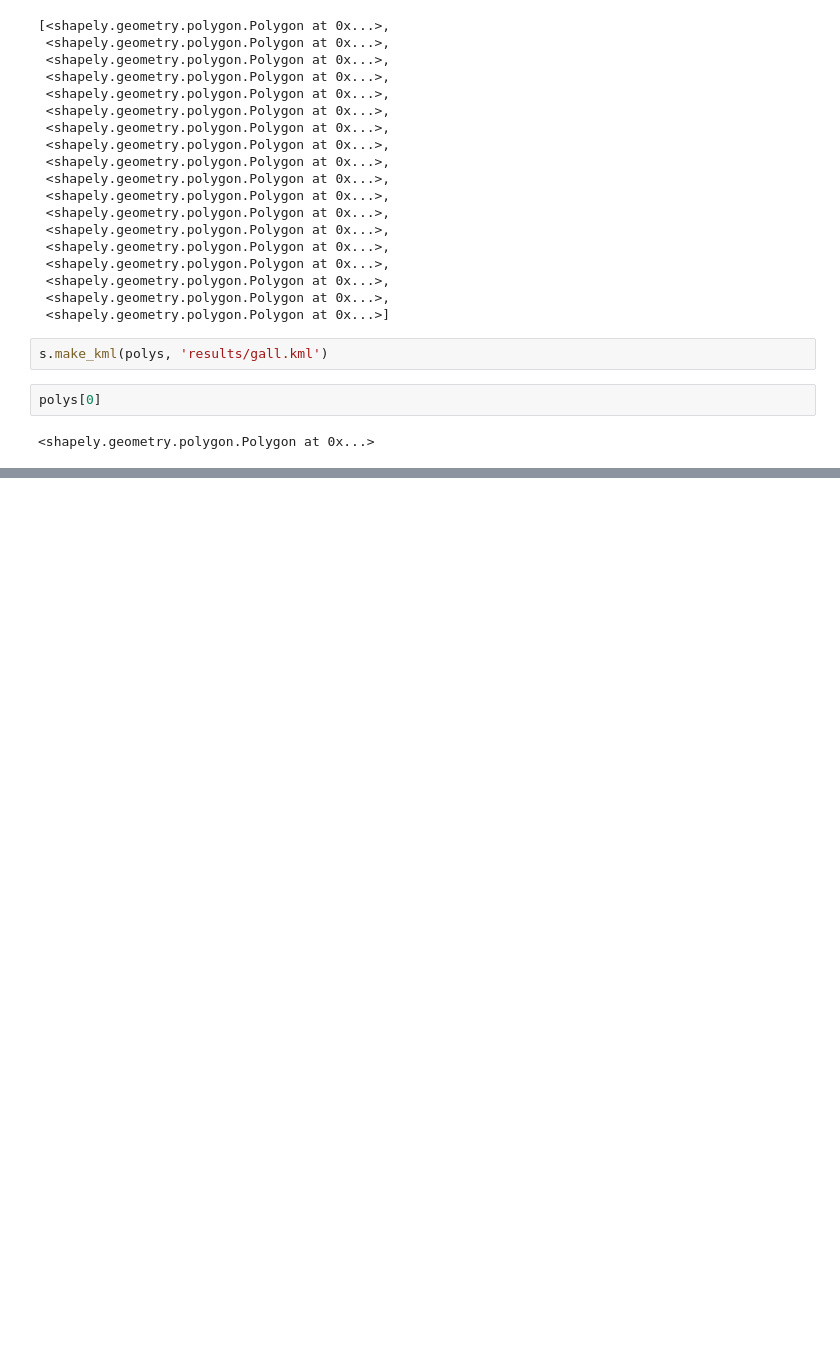
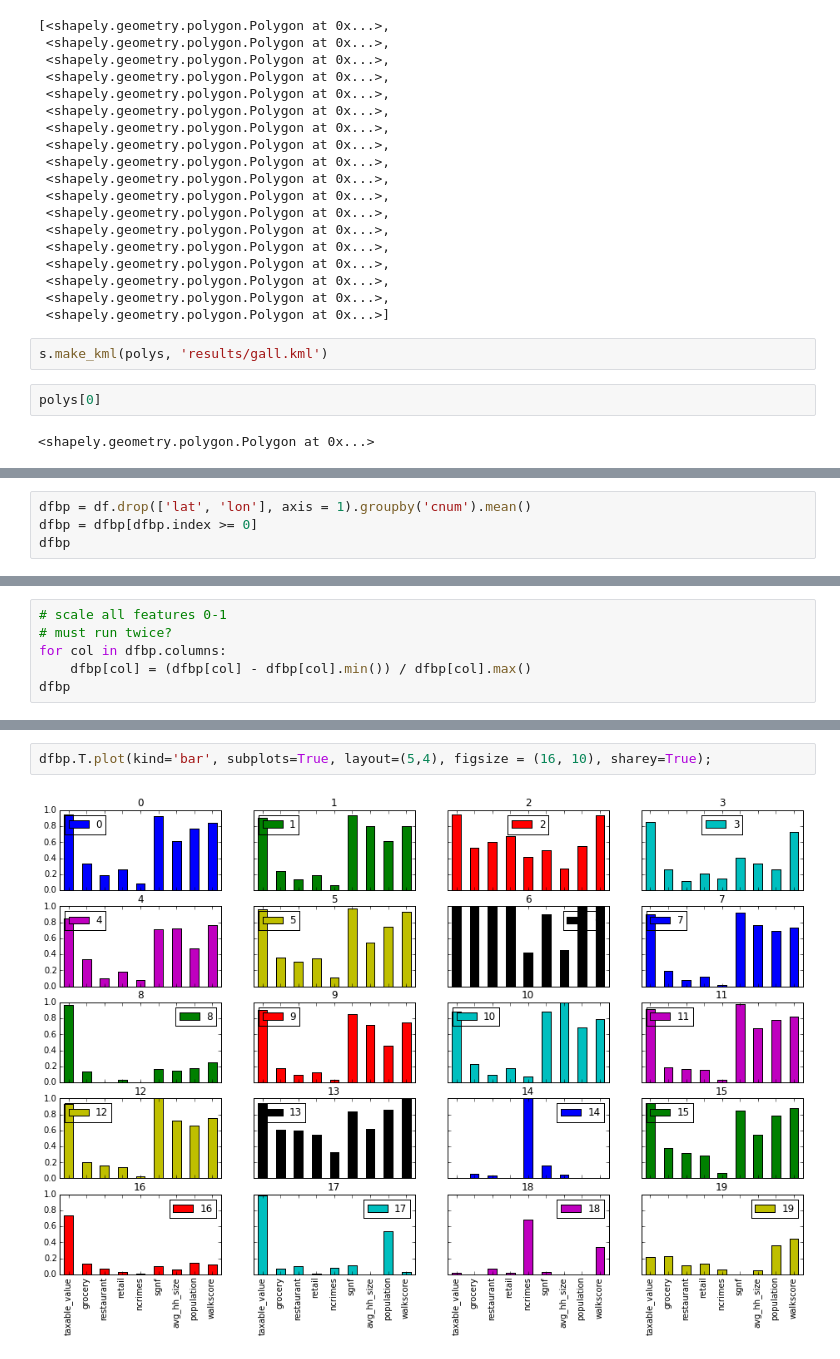
Before and after one commit to crupley/hoodie-development, a Jupyter notebook: explore/evaluate cuts.ipynb, the cells around one changed output, grey strips where cells are left out. Cells and saved outputs as stored; diff of their text form; blank space fills up the shorter version.

```diff
--- a/explore/evaluate cuts.ipynb
+++ b/explore/evaluate cuts.ipynb
@@ -363,0 +366,4 @@ polys[0]
+# %%
+dfbp = df.drop(['lat', 'lon'], axis = 1).groupby('cnum').mean()
+dfbp = dfbp[dfbp.index >= 0]
+dfbp
@@ -363,0 +389,6 @@ polys[0]
+# %%
+# scale all features 0-1
+# must run twice?
+for col in dfbp.columns:
+    dfbp[col] = (dfbp[col] - dfbp[col].min()) / dfbp[col].max()
+dfbp
@@ -363,0 +414,4 @@ polys[0]
+# %%
+dfbp.T.plot(kind='bar', subplots=True, layout=(5,4), figsize = (16, 10), sharey=True);
+# %% [output]
+[figure, added]
```
Also changed, not shown: parts of 4 cells of this notebook, 1 other file.
